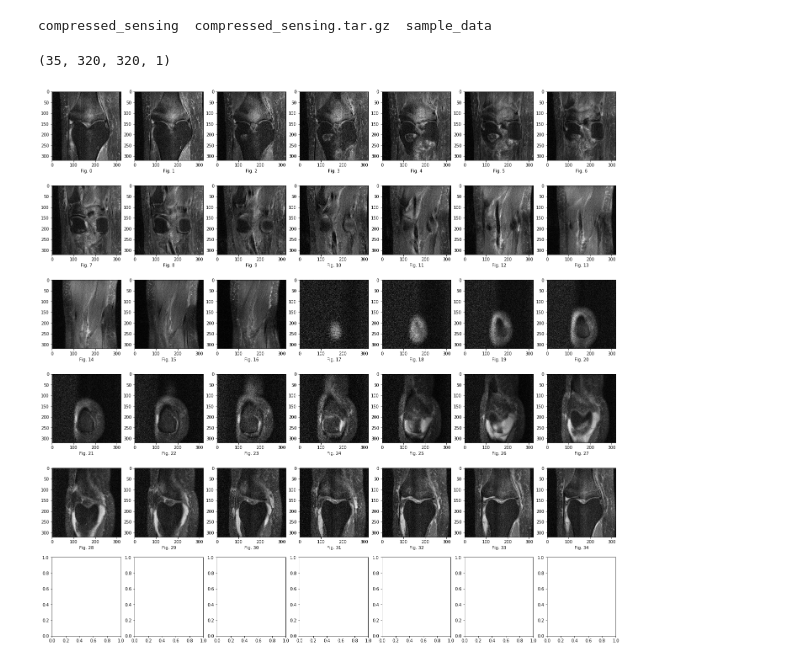
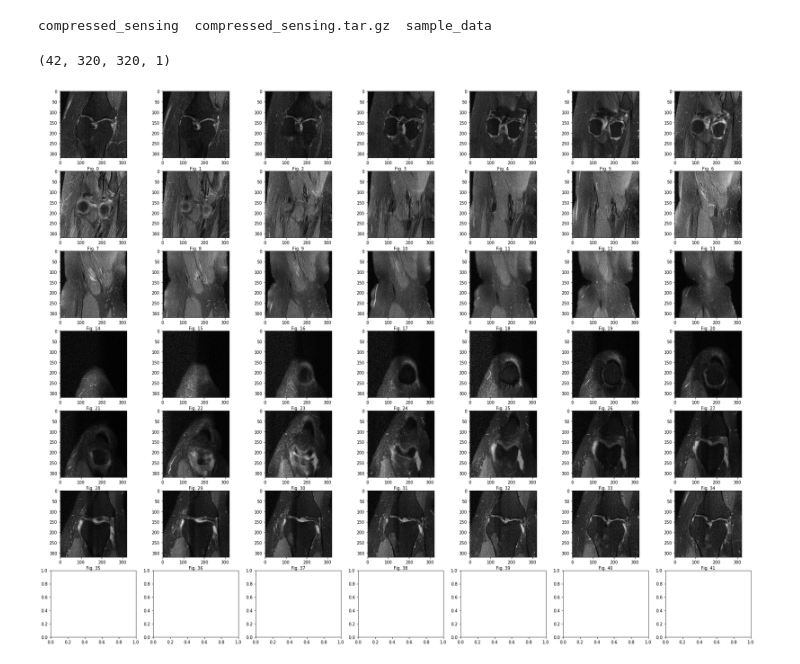
Before and after one commit to akemisetti/ucsfimaging, a Jupyter notebook: SelectingImages.ipynb, the cells around one changed output. Drawn from its saved outputs; the diff is of its cells as text; code cells hidden in the pictures.

```diff
--- a/SelectingImages.ipynb
+++ b/SelectingImages.ipynb
@@ -44,18 +44,19 @@ import ipywidgets as widgets
 import matplotlib.cm
 from keras.utils import plot_model
 # %%
+file_number = '4' #@param {type:"string"}
 plt.rcParams['image.cmap'] = 'gray'
-f = np.stack(np.load('/content/compressed_sensing/data_2/singlecoil_train/data-104.npy'))[..., np.newaxis]
+f = np.stack(np.load('/content/compressed_sensing/data_2/singlecoil_train/data-'+file_number+'.npy'))[..., np.newaxis]
 f.shape
 # %% [output]
-(35, 320, 320, 1)
+(42, 320, 320, 1)
 # %%
-_, axs = plt.subplots(6, 7, figsize=(24, 24))
+_, axs = plt.subplots(7, 7, figsize=(30, 24))
 axs = axs.flatten()
 
 for x, ax in zip(list(range(0,f.shape[0])), axs):
     ax.imshow(f[x,:,:,0])
     ax.set_xlabel("Fig. "+str(x))
 plt.show()
 # %% [output]
-[figure, old version]
+[figure, new version]
```
Also changed, not shown: parts of 1 cell of this notebook.
